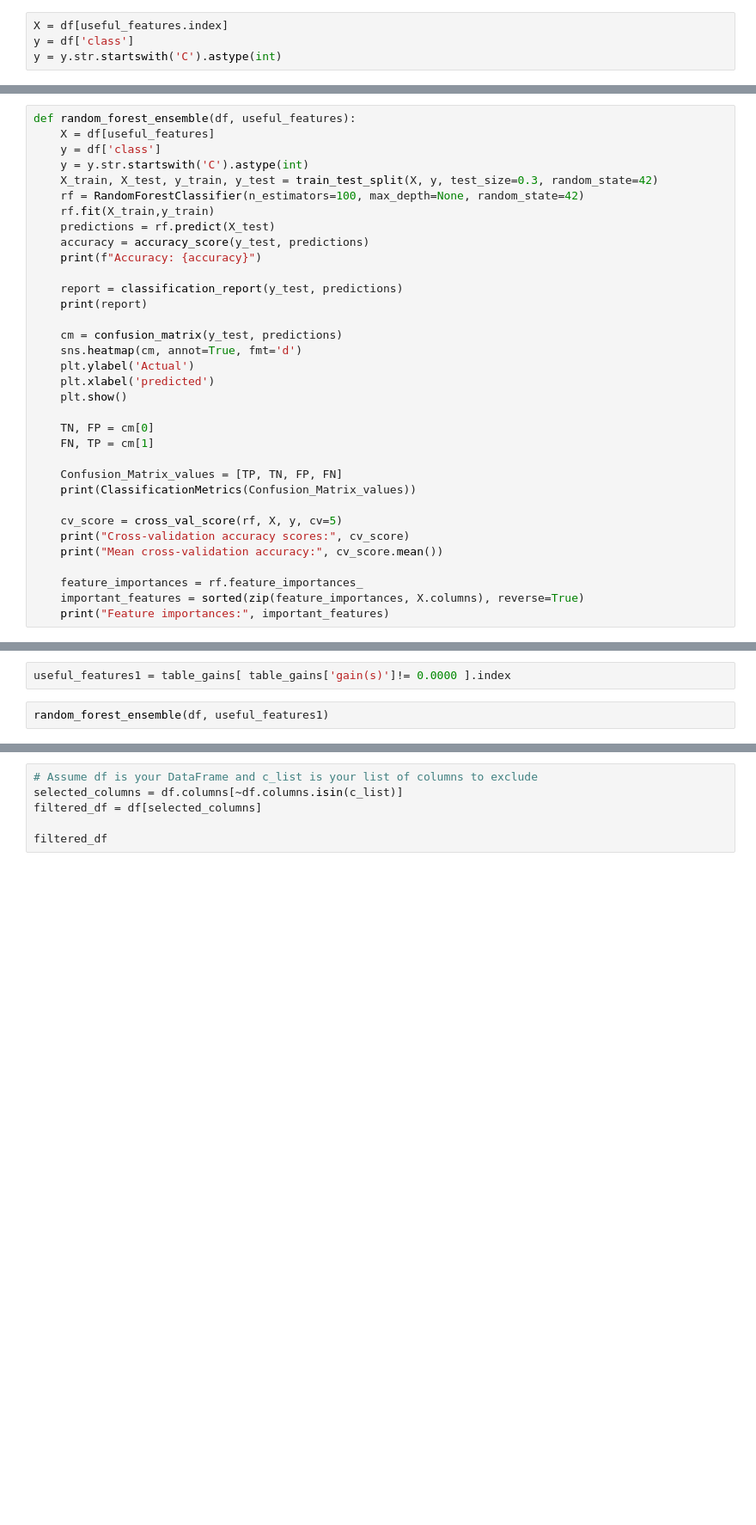
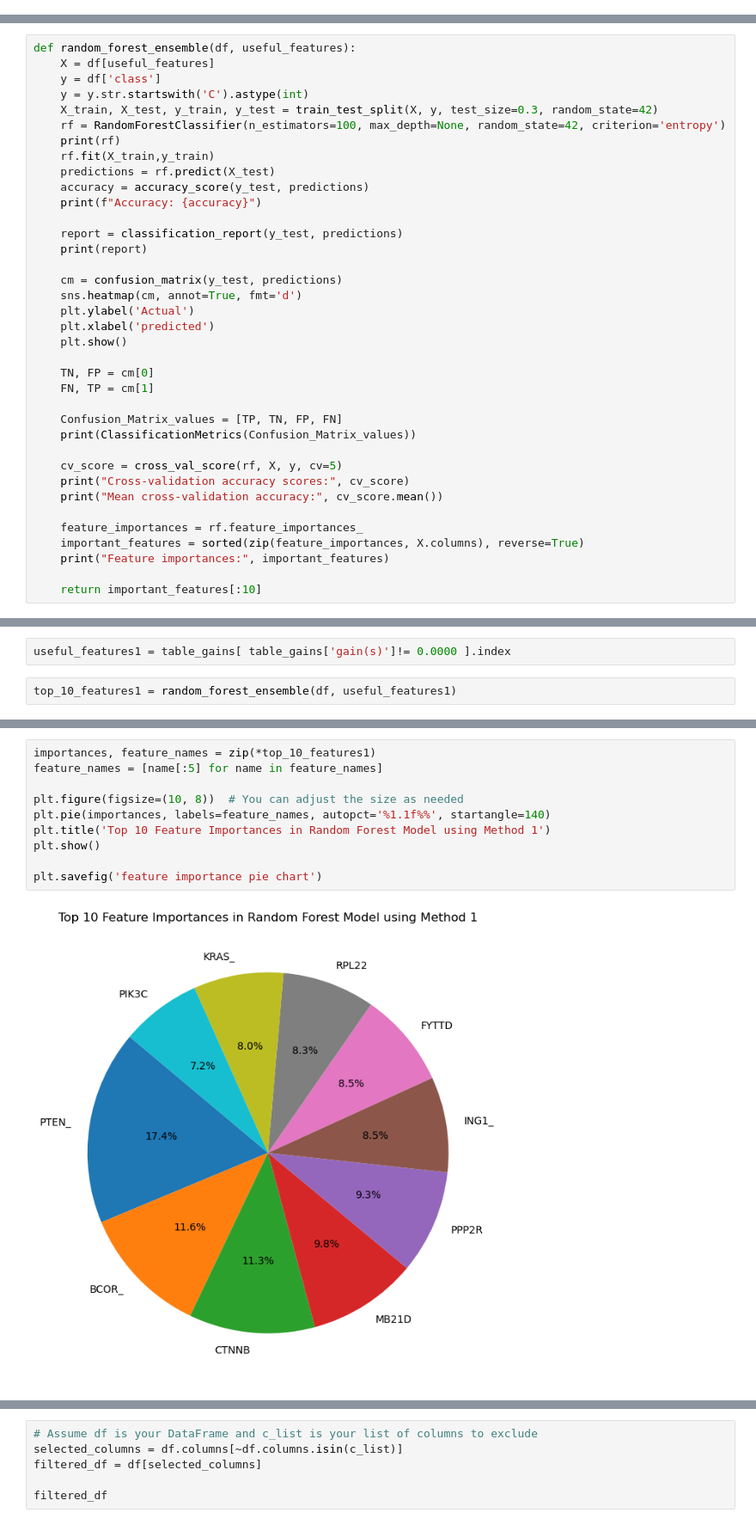
Before and after one commit to ericametta/CancerPredictionMode, a Jupyter notebook: FeatureEngineering-Phi.ipynb, the cells around one changed output, grey strips where cells are left out. Shown at 86% size. Cells and saved outputs as stored; diff of their text form; blank space fills up the shorter version.

Commit message:
display feature importance

```diff
--- a/FeatureEngineering-Phi.ipynb
+++ b/FeatureEngineering-Phi.ipynb
@@ -1148,7 +1133,3 @@ table_gains
 | G2E3_GRCh37_14:31058655-31058655_... | 0 | 250 | 0 | 0 | 108 | 142 | 0.000 | 1.000 | 0.986617 | 0.986617 | 0.000000 |
 | LMO7_GRCh37_13:76432354-76432354_... | 0 | 250 | 0 | 0 | 108 | 142 | 0.000 | 1.000 | 0.986617 | 0.986617 | 0.000000 |
 8085 rows × 11 columns
-# %%
-X = df[useful_features.index]
-y = df['class']
-y = y.str.startswith('C').astype(int)
@@ -1158,7 +1141,8 @@ def random_forest_ensemble(df, useful_features):
     y = df['class']
     y = y.str.startswith('C').astype(int)
     X_train, X_test, y_train, y_test = train_test_split(X, y, test_size=0.3, random_state=42)
-    rf = RandomForestClassifier(n_estimators=100, max_depth=None, random_state=42)
+    rf = RandomForestClassifier(n_estimators=100, max_depth=None, random_state=42, criterion='entropy')
+    print(rf)
     rf.fit(X_train,y_train)
     predictions = rf.predict(X_test)
     accuracy = accuracy_score(y_test, predictions)
@@ -1186,3 +1170,5 @@ def random_forest_ensemble(df, useful_features):
     feature_importances = rf.feature_importances_
     important_features = sorted(zip(feature_importances, X.columns), reverse=True)
     print("Feature importances:", important_features)
+
+    return important_features[:10]
@@ -1189,5 +1179,5 @@ def random_forest_ensemble(df, useful_features):
 # %%
 useful_features1 = table_gains[ table_gains['gain(s)']!= 0.0000 ].index
 # %%
-random_forest_ensemble(df, useful_features1)
+top_10_features1 = random_forest_ensemble(df, useful_features1)
 # %% [output]
@@ -1206,0 +1199,12 @@ Mean cross-validation accuracy: 0.78
+# %%
+importances, feature_names = zip(*top_10_features1)
+feature_names = [name[:5] for name in feature_names]
+
+plt.figure(figsize=(10, 8))  # You can adjust the size as needed
+plt.pie(importances, labels=feature_names, autopct='%1.1f%%', startangle=140)
+plt.title('Top 10 Feature Importances in Random Forest Model using Method 1')
+plt.show()
+
+plt.savefig('feature importance pie chart')
+# %% [output]
+[figure, added]
```
Also changed, not shown: parts of 21 cells of this notebook.
